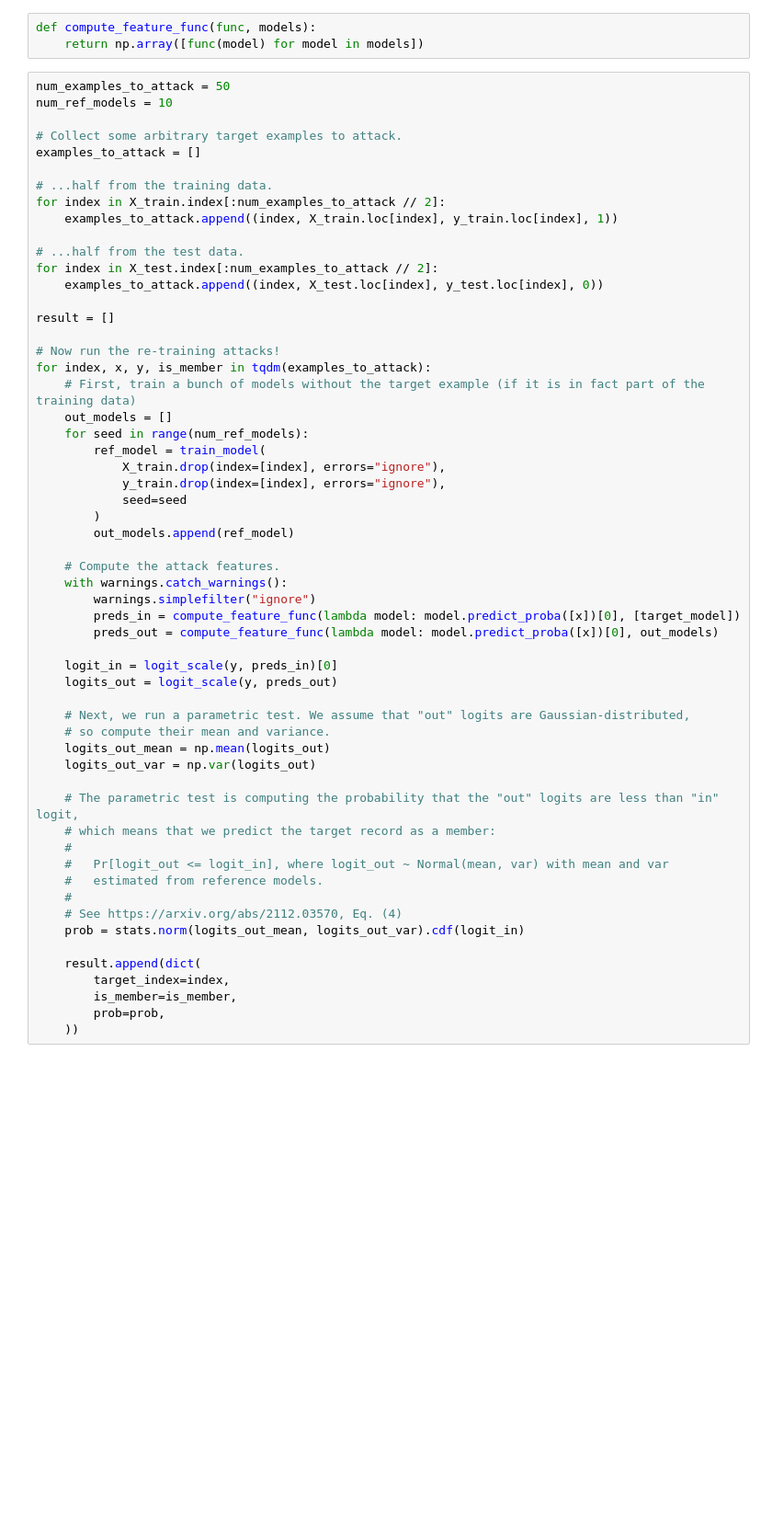
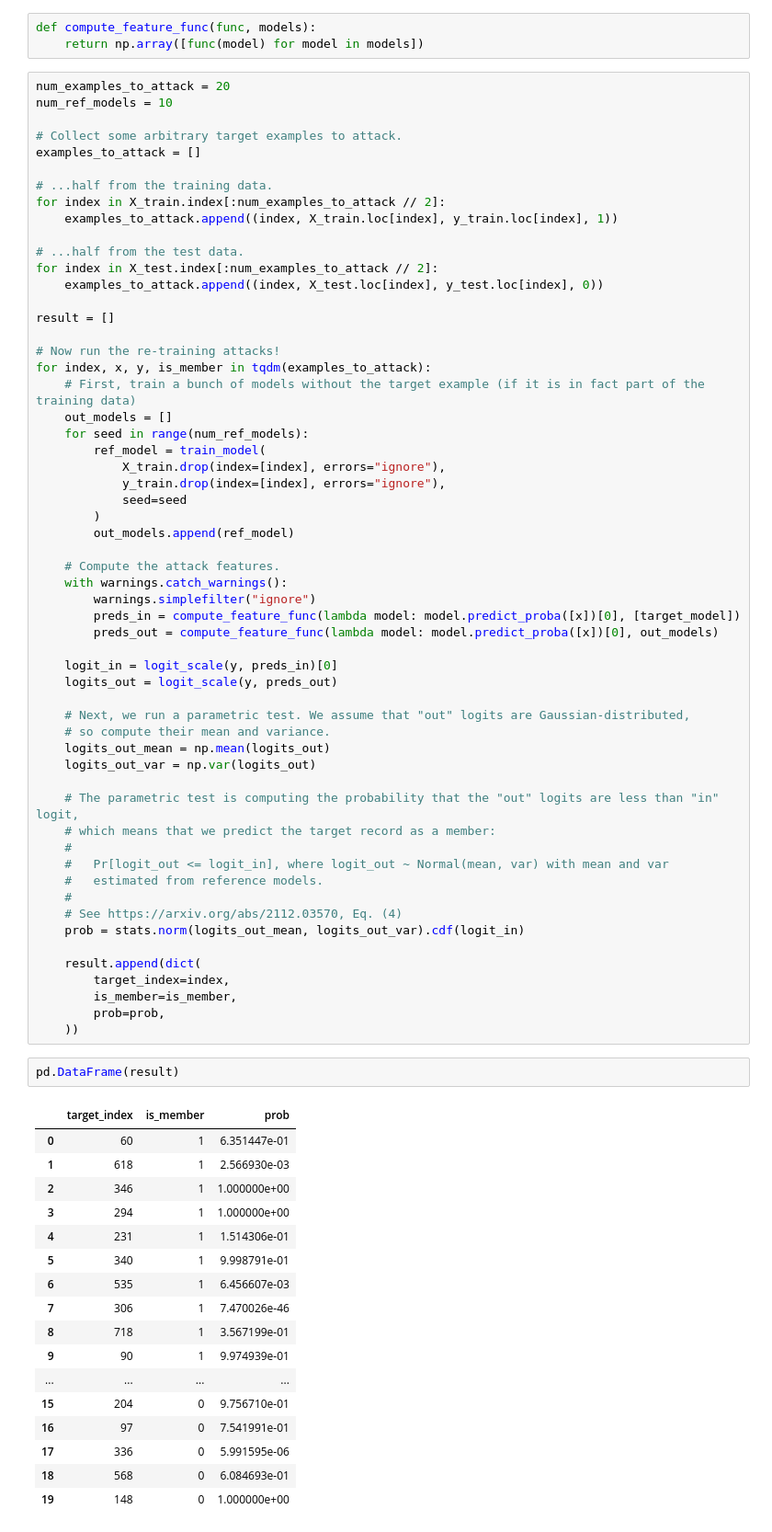
Before and after one commit to c4dt/training-ml-leakage, a Jupyter notebook: c4dt_privacy-secureit.ipynb, the cells around one changed output. Shown: that part at 92% size. Saved outputs shown, nothing was run; the diff lists cells and outputs as text; blank space fills up the shorter version.

```diff
--- a/c4dt_privacy-secureit.ipynb
+++ b/c4dt_privacy-secureit.ipynb
@@ -253,7 +251,7 @@ sns.lineplot(x=[0, 1], y=[0, 1], color='grey', linestyle='--')
 def compute_feature_func(func, models):
     return np.array([func(model) for model in models])
 # %%
-num_examples_to_attack = 50
+num_examples_to_attack = 20
 num_ref_models = 10
 
 # Collect some arbitrary target examples to attack.
@@ -309,6 +307,26 @@ for index, x, y, is_member in tqdm(examples_to_attack):
         is_member=is_member,
         prob=prob,
     ))
+# %%
+pd.DataFrame(result)
+# %% [output]
+|  | target_index | is_member | prob |
+| 0 | 60 | 1 | 6.351447e-01 |
+| 1 | 618 | 1 | 2.566930e-03 |
+| 2 | 346 | 1 | 1.000000e+00 |
+| 3 | 294 | 1 | 1.000000e+00 |
+| 4 | 231 | 1 | 1.514306e-01 |
+| 5 | 340 | 1 | 9.998791e-01 |
+| 6 | 535 | 1 | 6.456607e-03 |
+| 7 | 306 | 1 | 7.470026e-46 |
+| 8 | 718 | 1 | 3.567199e-01 |
+| 9 | 90 | 1 | 9.974939e-01 |
+| ... | ... | ... | ... |
+| 15 | 204 | 0 | 9.756710e-01 |
+| 16 | 97 | 0 | 7.541991e-01 |
+| 17 | 336 | 0 | 5.991595e-06 |
+| 18 | 568 | 0 | 6.084693e-01 |
+| 19 | 148 | 0 | 1.000000e+00 |
 # %%
 fpr, tpr, _ = roc_curve(pd.DataFrame(result).is_member, pd.DataFrame(result).prob)
 roc_auc = auc(fpr, tpr)
```
Also changed, not shown: parts of 12 cells of this notebook.
